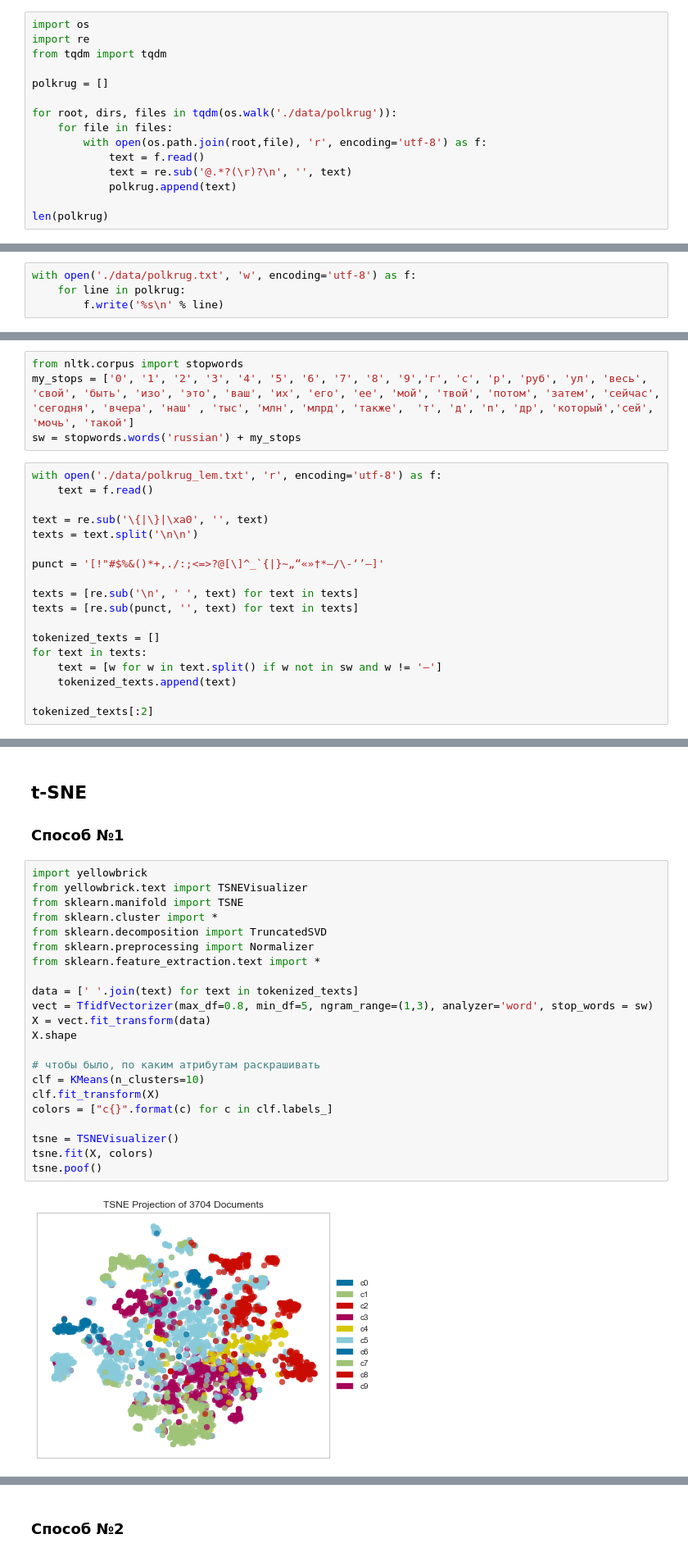
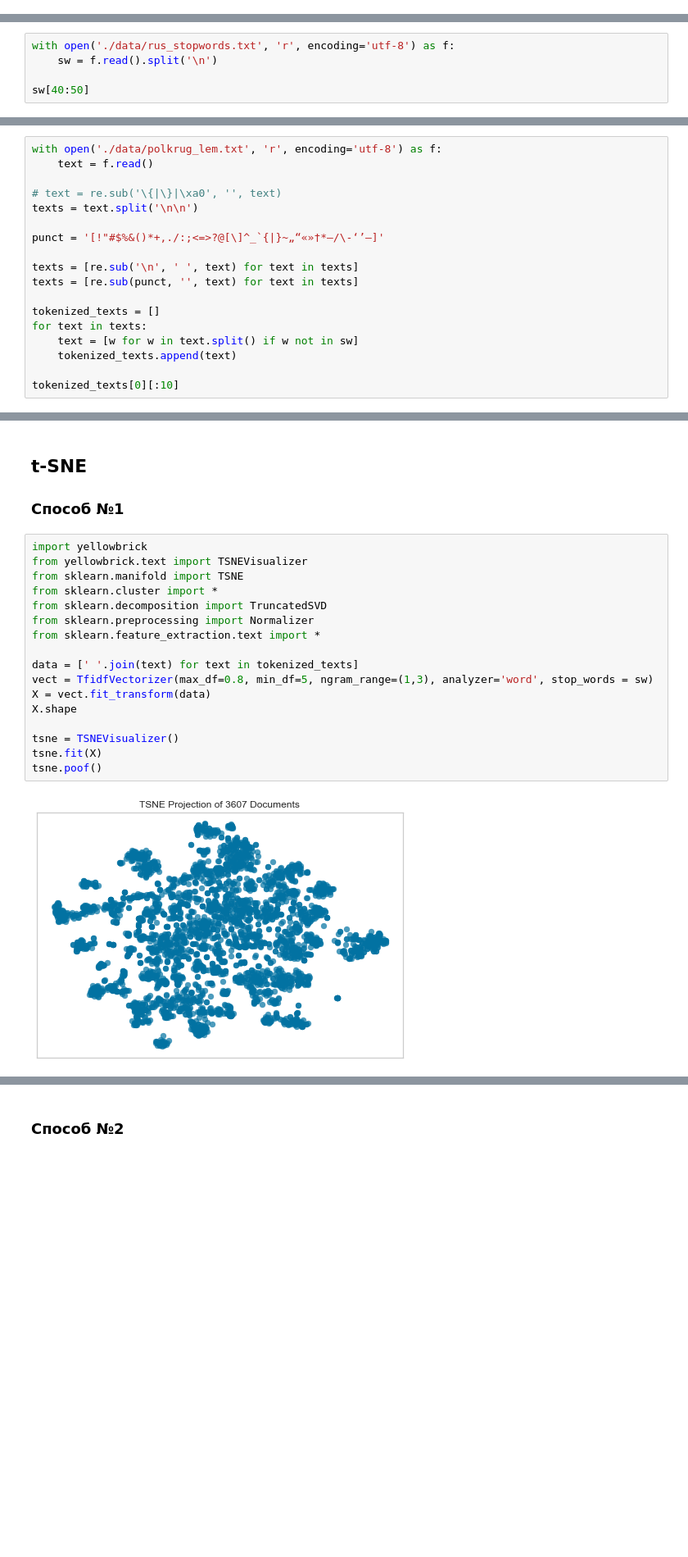
Before and after one commit to ancatmara/data-science-nlp, a Jupyter notebook: 3. Topic Modelling.ipynb, the cells around one changed output, grey strips where cells are left out. Shown at 82% size. Drawn from its saved outputs; the diff is of its cells as text; blank space fills up the shorter version.

```diff
--- a/3. Topic Modelling.ipynb
+++ b/3. Topic Modelling.ipynb
@@ -44,18 +52,3 @@ import warnings
 warnings.filterwarnings('ignore')
 # %% [markdown]
 ## Данные
-# %%
-import os
-import re
-from tqdm import tqdm
-
-polkrug = []
-
-for root, dirs, files in tqdm(os.walk('./data/polkrug')):
-    for file in files:
-        with open(os.path.join(root,file), 'r', encoding='utf-8') as f:
-            text = f.read()
-            text = re.sub('@.*?(\r)?\n', '', text)
-            polkrug.append(text)
-
-len(polkrug)
@@ -64,4 +55,5 @@ len(polkrug)
 # %%
-with open('./data/polkrug.txt', 'w', encoding='utf-8') as f:
-    for line in polkrug:
-        f.write('%s\n' % line)
+with open('./data/rus_stopwords.txt', 'r', encoding='utf-8') as f:
+    sw = f.read().split('\n')
+
+sw[40:50]
@@ -68,12 +71,8 @@ with open('./data/polkrug.txt', 'w', encoding='utf-8') as f:
-# %%
-from nltk.corpus import stopwords
-my_stops = ['0', '1', '2', '3', '4', '5', '6', '7', '8', '9','г', 'с', 'р', 'руб', 'ул', 'весь', 'свой', 'быть', 'изо', 'это', 'ваш', 'их', 'его', 'ее', 'мой', 'твой', 'потом', 'затем', 'сейчас', 'сегодня', 'вчера', 'наш' , 'тыс', 'млн', 'млрд', 'также',  'т', 'д', 'п', 'др', 'который','сей', 'мочь', 'такой']
-sw = stopwords.words('russian') + my_stops
 # %%
 with open('./data/polkrug_lem.txt', 'r', encoding='utf-8') as f:
     text = f.read()
 
-text = re.sub('\{|\}|\xa0', '', text)
+# text = re.sub('\{|\}|\xa0', '', text)
 texts = text.split('\n\n')
 
 punct = '[!"#$%&()*+,./:;<=>?@[\]^_`{|}~„“«»†*—/\-‘’–]'
@@ -83,8 +82,8 @@ texts = [re.sub(punct, '', text) for text in texts]
 
 tokenized_texts = []
 for text in texts:
-    text = [w for w in text.split() if w not in sw and w != '–']
+    text = [w for w in text.split() if w not in sw]
     tokenized_texts.append(text)
 
-tokenized_texts[:2]
+tokenized_texts[0][:10]
 # %% [output]
@@ -198,24 +197,19 @@ lsi.show_topics(num_topics=10, num_words=10, formatted=False)
 # %%
 import yellowbrick
 from yellowbrick.text import TSNEVisualizer
 from sklearn.manifold import TSNE
 from sklearn.cluster import *
 from sklearn.decomposition import TruncatedSVD
 from sklearn.preprocessing import Normalizer
 from sklearn.feature_extraction.text import *
 
 data = [' '.join(text) for text in tokenized_texts]
 vect = TfidfVectorizer(max_df=0.8, min_df=5, ngram_range=(1,3), analyzer='word', stop_words = sw)
 X = vect.fit_transform(data)
 X.shape
 
-# чтобы было, по каким атрибутам раскрашивать
-clf = KMeans(n_clusters=10)
-clf.fit_transform(X)
-colors = ["c{}".format(c) for c in clf.labels_]
-
 tsne = TSNEVisualizer()
-tsne.fit(X, colors)
+tsne.fit(X)
 tsne.poof()
 # %% [output]
-[figure, old version]
+[figure, new version]
```
Also changed, not shown: parts of 20 cells of this notebook.
